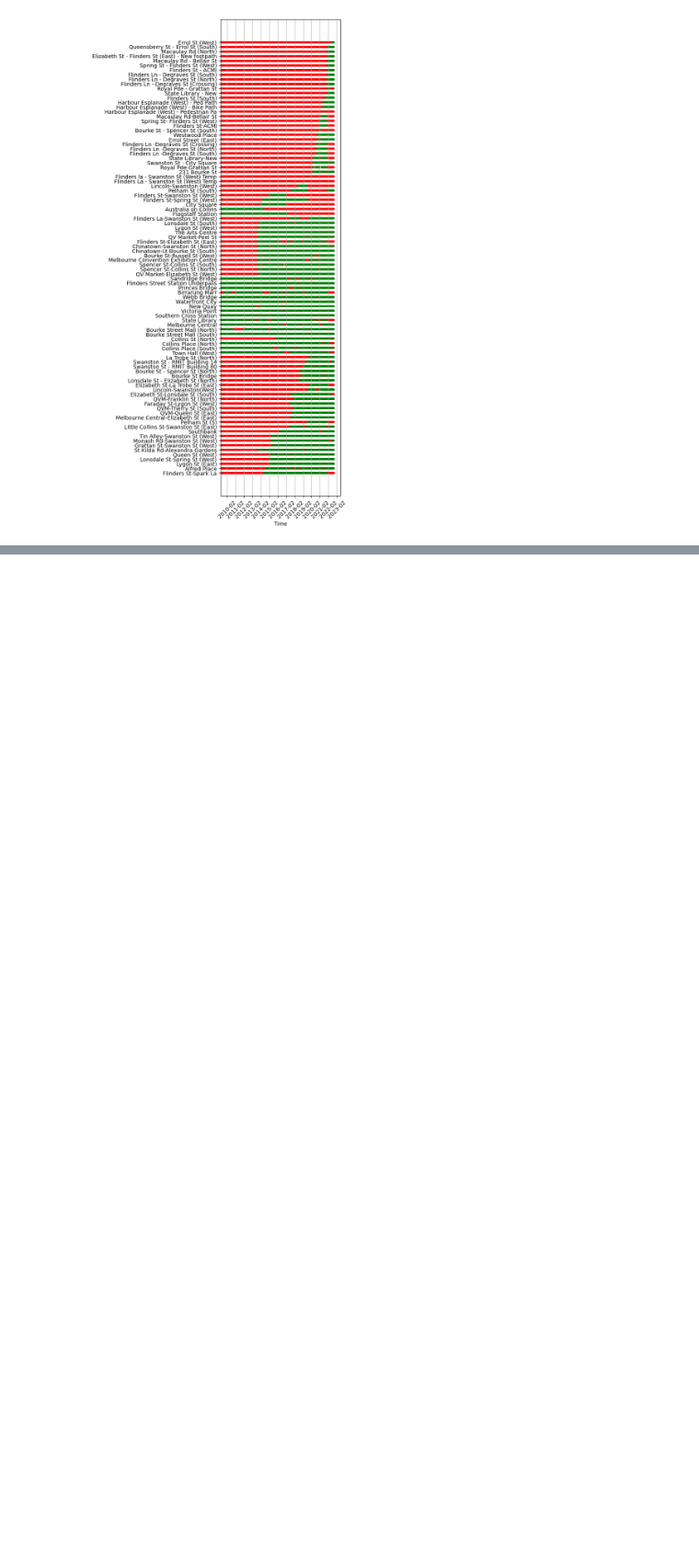
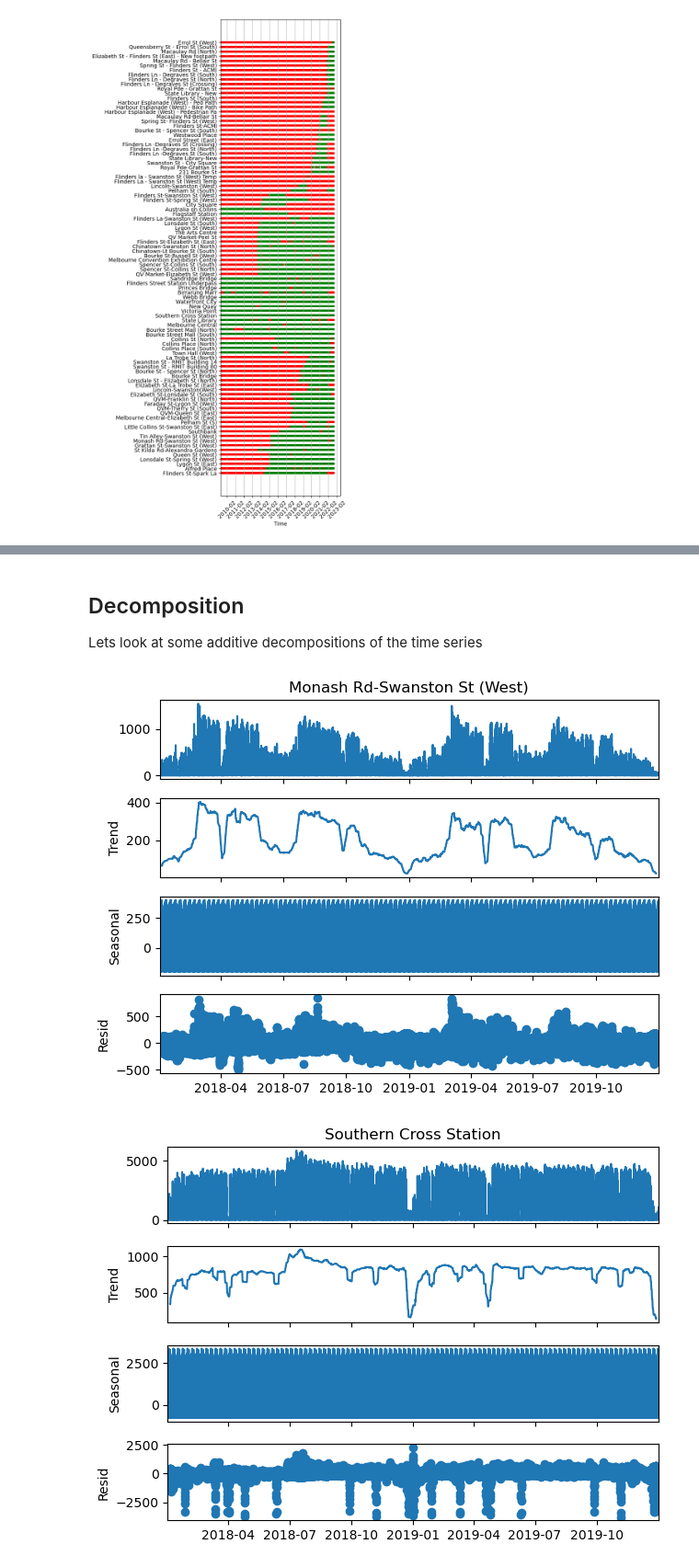
Before and after one commit to jackliddle/melbourne-timeseries, a Jupyter notebook: 01 Data exploration.ipynb, the cells around one changed output, grey strips where cells are left out. Shown at 92% size. Drawn from its saved outputs; the diff is of its cells as text; code cells hidden in the pictures; blank space fills up the shorter version.

```diff
--- a/01 Data exploration.ipynb
+++ b/01 Data exploration.ipynb
@@ -124,0 +220,20 @@ plotMissing(gaps_d,ax)
+# %% [markdown]
+## Decomposition
+
+Lets look at some additive decompositions of the time series
+# %%
+decomps_naive7days = {col:sm.tsa.seasonal_decompose(
+                                df_cut[col],
+#                                 df1[col].head(24*7*30),
+                                 model='additive',
+                                 period=24*7,
+                        ) for col in tqdm.tqdm(df_cut.columns)}
+# %%
+# %%
+#fig,ax = plt.subplots(1,1)
+decomps_naive7days['Southern Cross Station'].plot()
+decomps_naive7days['Bourke St-Russell St (West)'].plot()
+decomps_naive7days['Monash Rd-Swanston St (West)'].plot()
+# %% [output]
+[figure, added]
+[figure, added]
```
Also changed, not shown: parts of 12 cells of this notebook, 18 other files.
